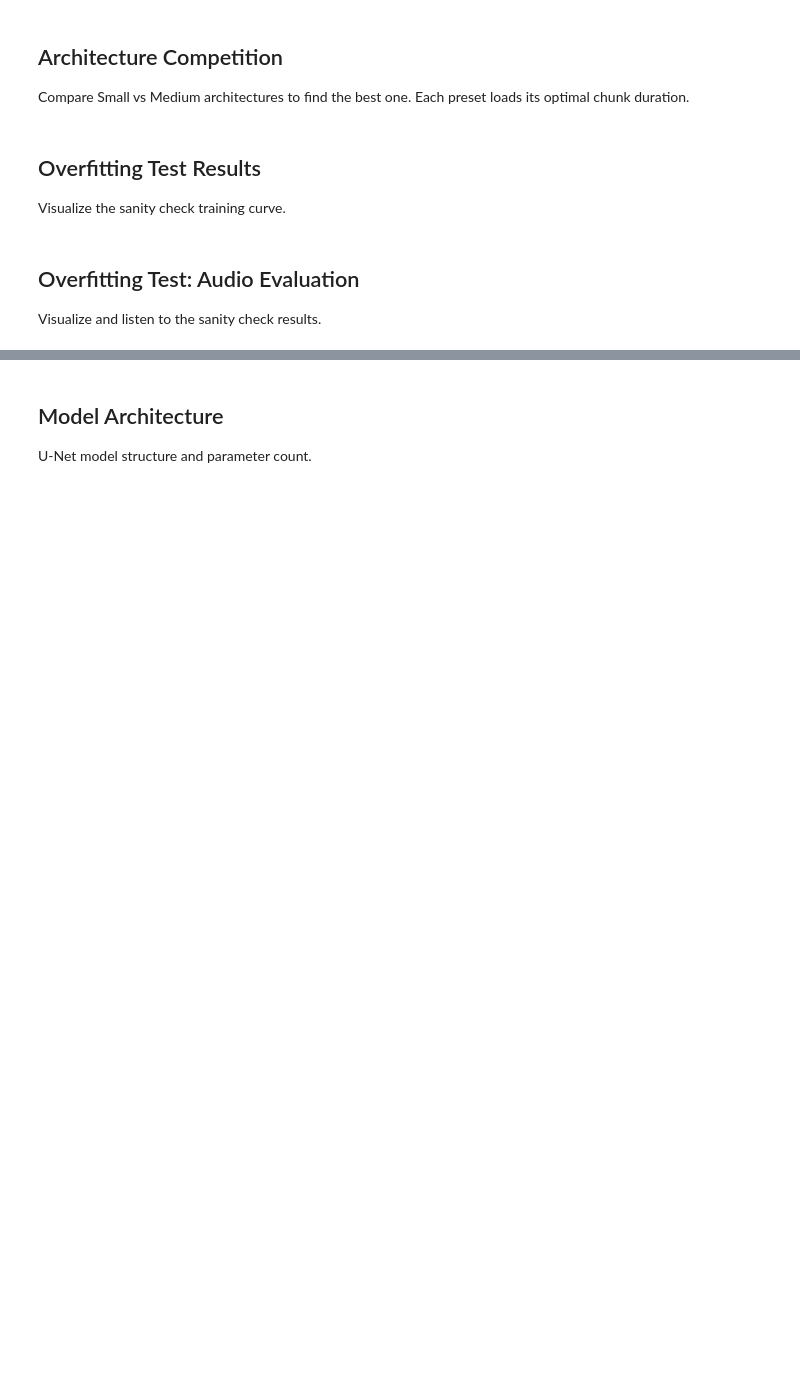
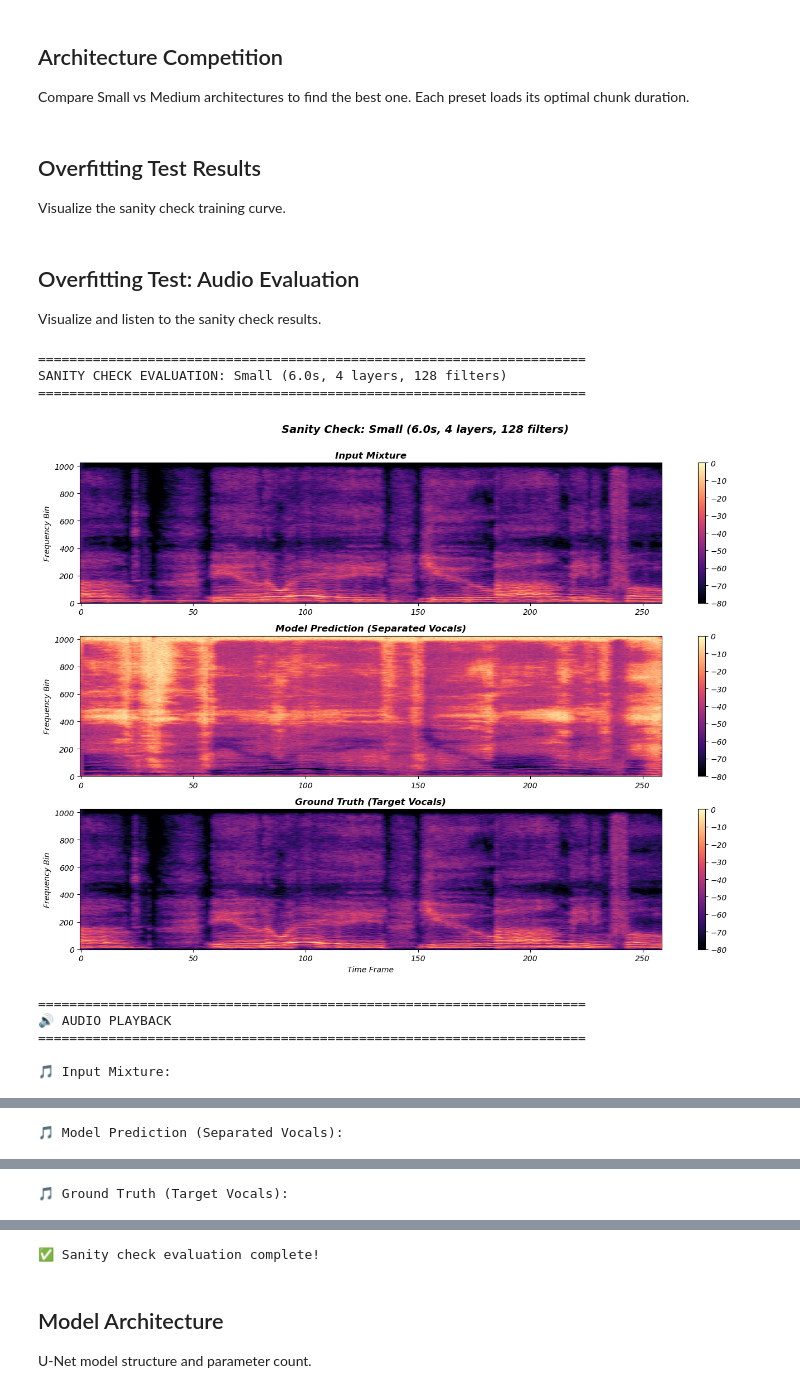
Before and after one commit to amitarad36/Final_Project_Deep_Learning, a Jupyter notebook: modelA.ipynb, the cells around one changed output, grey strips where cells are left out. Cells and saved outputs as stored; diff of their text form; code cells hidden in the pictures; blank space fills up the shorter version.

```diff
--- a/modelA.ipynb
+++ b/modelA.ipynb
@@ -84,7 +84,7 @@ if IN_COLAB:
     ]
     PROJECT_ROOT = None
     for path in possible_roots:
-        if path.exists() and (path / 'local_main.ipynb').exists():
+        if path.exists() and (path / 'modelA.ipynb').exists():
             PROJECT_ROOT = path
             break
 
@@ -97,9 +97,9 @@ if IN_COLAB:
 else:
     # Local: use current working directory
     PROJECT_ROOT = Path.cwd()
-    if not (PROJECT_ROOT / 'local_main.ipynb').exists():
+    if not (PROJECT_ROOT / 'modelA.ipynb').exists():
         for p in [PROJECT_ROOT] + list(PROJECT_ROOT.parents):
-            if (p / 'local_main.ipynb').exists():
+            if (p / 'modelA.ipynb').exists():
                 PROJECT_ROOT = p
                 break
 
@@ -471,7 +471,7 @@ if overfit_ckpt.exists():
     ).to(device)
 
     # Load checkpoint
-    checkpoint = torch.load(overfit_ckpt, map_location=device)
+    checkpoint = torch.load(overfit_ckpt, map_location=device, weights_only=False)
     eval_model.load_state_dict(checkpoint['model_state_dict'])
     eval_model.eval()
 
@@ -491,36 +491,57 @@ if overfit_ckpt.exists():
             mixture = np.load(mix_files[0])
             ground_truth = np.load(tgt_files[0])
 
-            # Process with model
-            mix_tensor = torch.FloatTensor(mixture).unsqueeze(0).unsqueeze(0).to(device)
+            # Convert to waveform tensor (batch, samples)
+            mix_waveform = torch.FloatTensor(mixture).unsqueeze(0).to(device)
+
+            # Convert to spectrogram (batch, freq, time)
+            mix_spec, mix_phase = eval_processor.to_spectrogram(mix_waveform)
+
+            # Add channel dimension (batch, 1, freq, time)
+            mix_spec = mix_spec.unsqueeze(1)
 
             with torch.no_grad():
-                pred_tensor = eval_model(mix_tensor)
+                pred_spec = eval_model(mix_spec)  # Output: (batch, 1, freq, time)
 
-            prediction = pred_tensor.squeeze().cpu().numpy()
+            # Remove batch and channel dimensions for istft
+            pred_spec = pred_spec.squeeze(0).squeeze(0)  # (freq, time)
+            mix_phase = mix_phase.squeeze(0)  # (freq, time)
+
+            # Convert back to waveform
+            prediction = eval_processor.to_waveform(pred_spec, mix_phase)
 
             # Plot spectrograms and play audio
             utils.plot_spectrograms_and_play_audio(
                 mixture=mixture,
                 prediction=prediction,
                 ground_truth=ground_truth,
                 sr=SAMPLE_RATE,
                 title=f"Sanity Check: {PRESET['name']}",
                 show_audio=True
             )
 
             print("\n✅ Sanity check evaluation complete!")
 
             # Cleanup
             del eval_model, eval_processor
             import gc
             gc.collect()
             if torch.cuda.is_available():
                 torch.cuda.empty_cache()
         else:
             print("⚠️  No training files found")
     else:
         print(f"⚠️  Data directory not found: {data_dir}")
 else:
     print(f"⚠️  Overfitting test checkpoint not found: {overfit_ckpt}")
     print("   Run the overfitting test cell above first.")
+# %% [output]
+======================================================================
+SANITY CHECK EVALUATION: Small (6.0s, 4 layers, 128 filters)
+======================================================================
+[figure, added]
+======================================================================
+🔊 AUDIO PLAYBACK
+======================================================================
+
+🎵 Input Mixture:
@@ -526,0 +549 @@ else:
+🎵 Model Prediction (Separated Vocals):
@@ -526,0 +551 @@ else:
+🎵 Ground Truth (Target Vocals):
@@ -527,3 +553,4 @@ else:
+✅ Sanity check evaluation complete!
 # %% [markdown]
 ## Model Architecture
 
```
Also changed, not shown: parts of 2 cells of this notebook, 1 other file.
